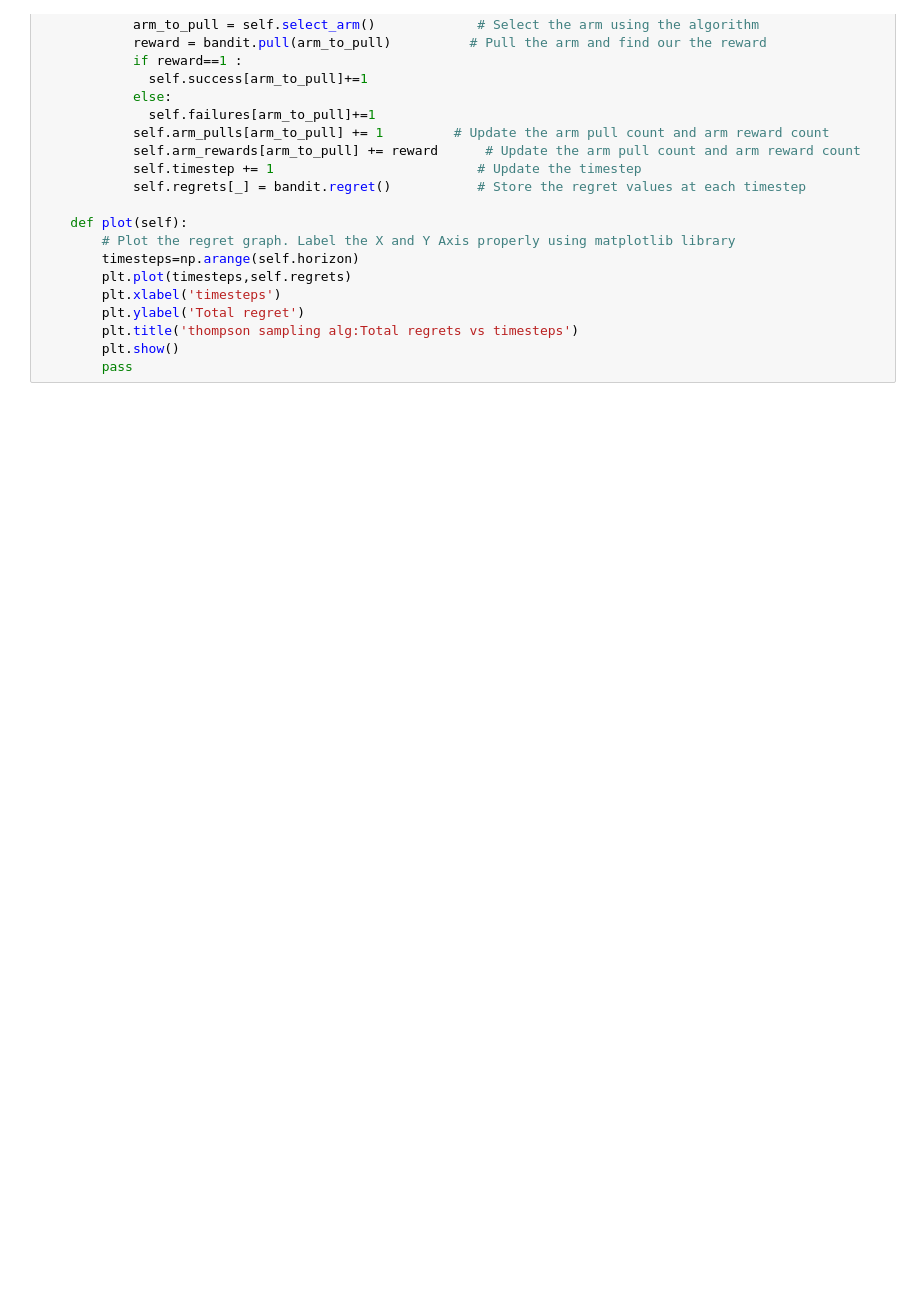
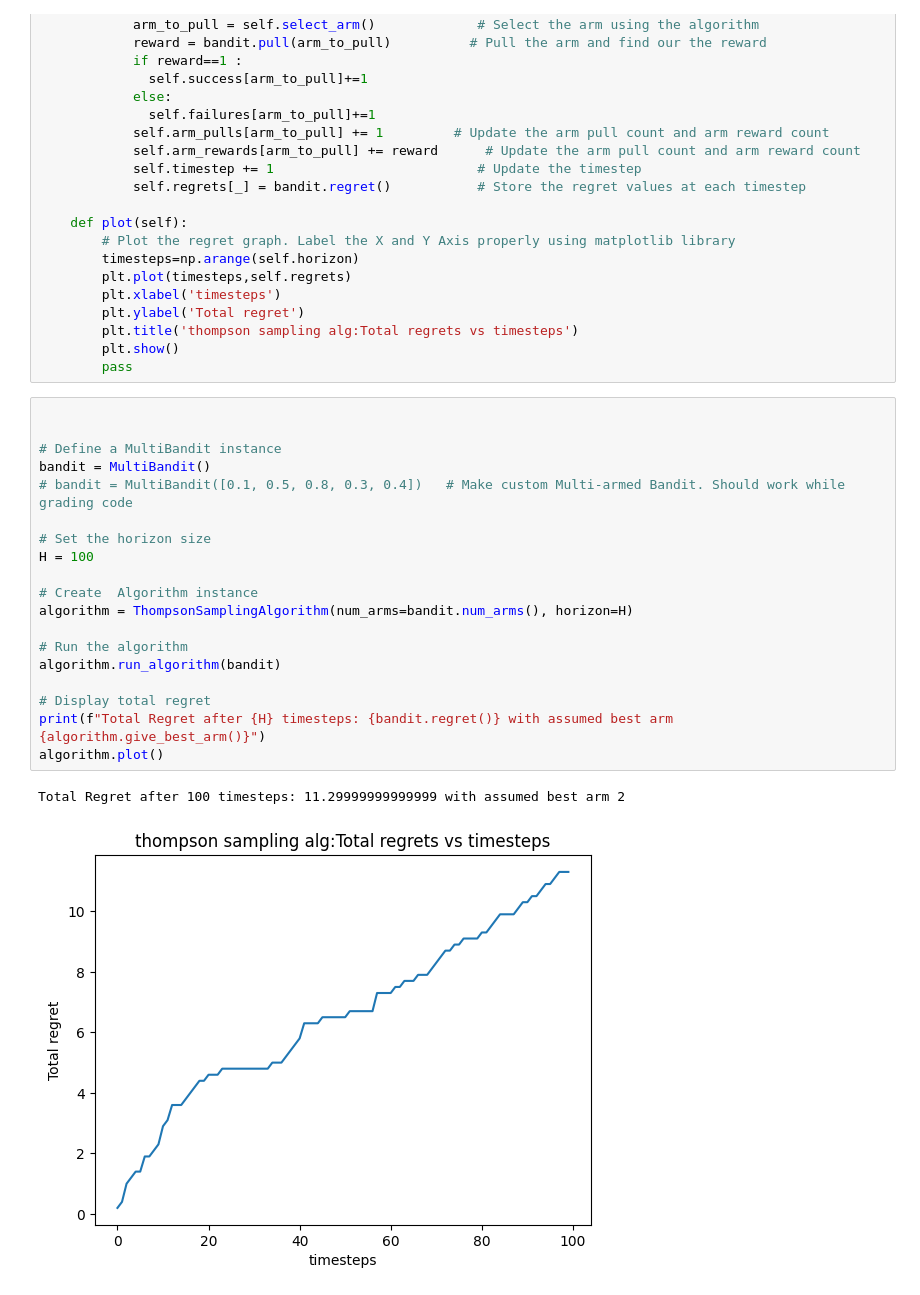
Before and after one commit to JalajakshiP/WIDS-Agent-Jackie-Reinforcement-Learning, a Jupyter notebook: week2.ipynb, the cells around one changed output. Saved outputs shown, nothing was run; the diff lists cells and outputs as text; blank space fills up the shorter version.

```diff
--- a/week2.ipynb
+++ b/week2.ipynb
@@ -203,4 +245,26 @@ class ThompsonSamplingAlgorithm:
         plt.title('thompson sampling alg:Total regrets vs timesteps')
         plt.show()
         pass
+# %%
+
+
+# Define a MultiBandit instance
+bandit = MultiBandit()
+# bandit = MultiBandit([0.1, 0.5, 0.8, 0.3, 0.4])   # Make custom Multi-armed Bandit. Should work while grading code
+
+# Set the horizon size
+H = 100
+
+# Create  Algorithm instance
+algorithm = ThompsonSamplingAlgorithm(num_arms=bandit.num_arms(), horizon=H)
+
+# Run the algorithm
+algorithm.run_algorithm(bandit)
+
+# Display total regret
+print(f"Total Regret after {H} timesteps: {bandit.regret()} with assumed best arm {algorithm.give_best_arm()}")
+algorithm.plot()
+# %% [output]
+Total Regret after 100 timesteps: 11.29999999999999 with assumed best arm 2
+[figure, added]
 # %% [markdown]
```
Also changed, not shown: parts of 4 cells of this notebook.
